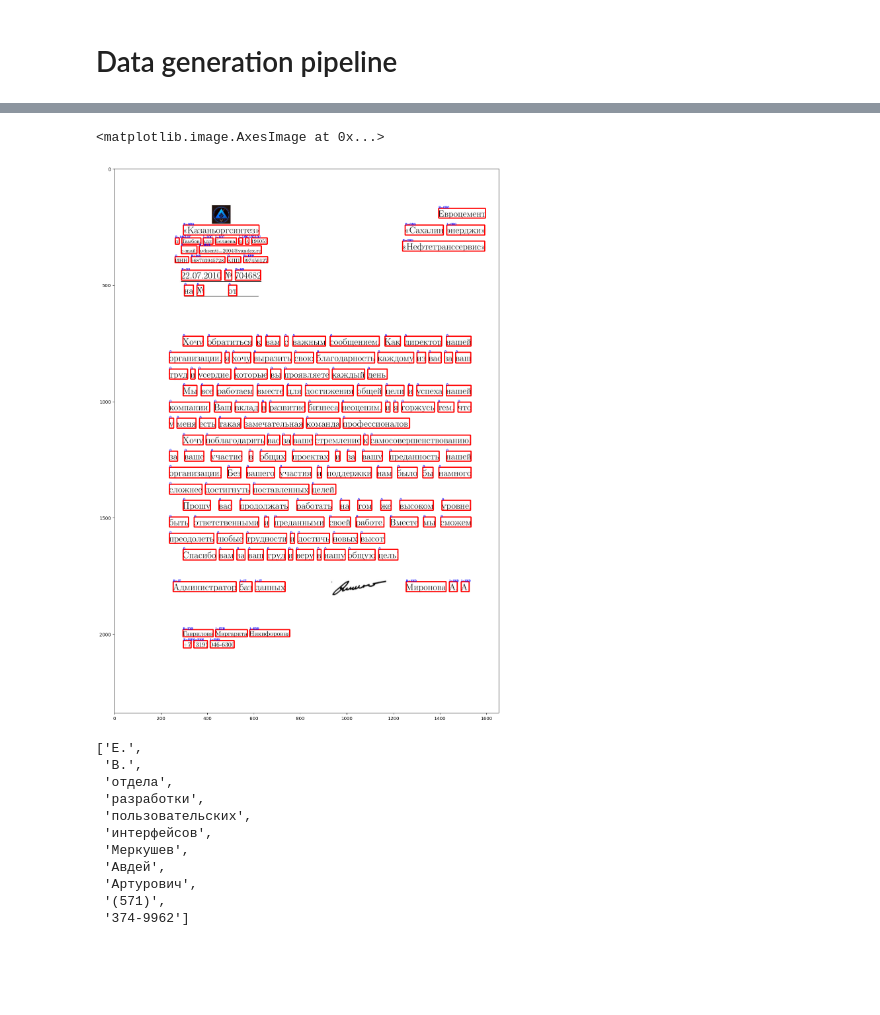
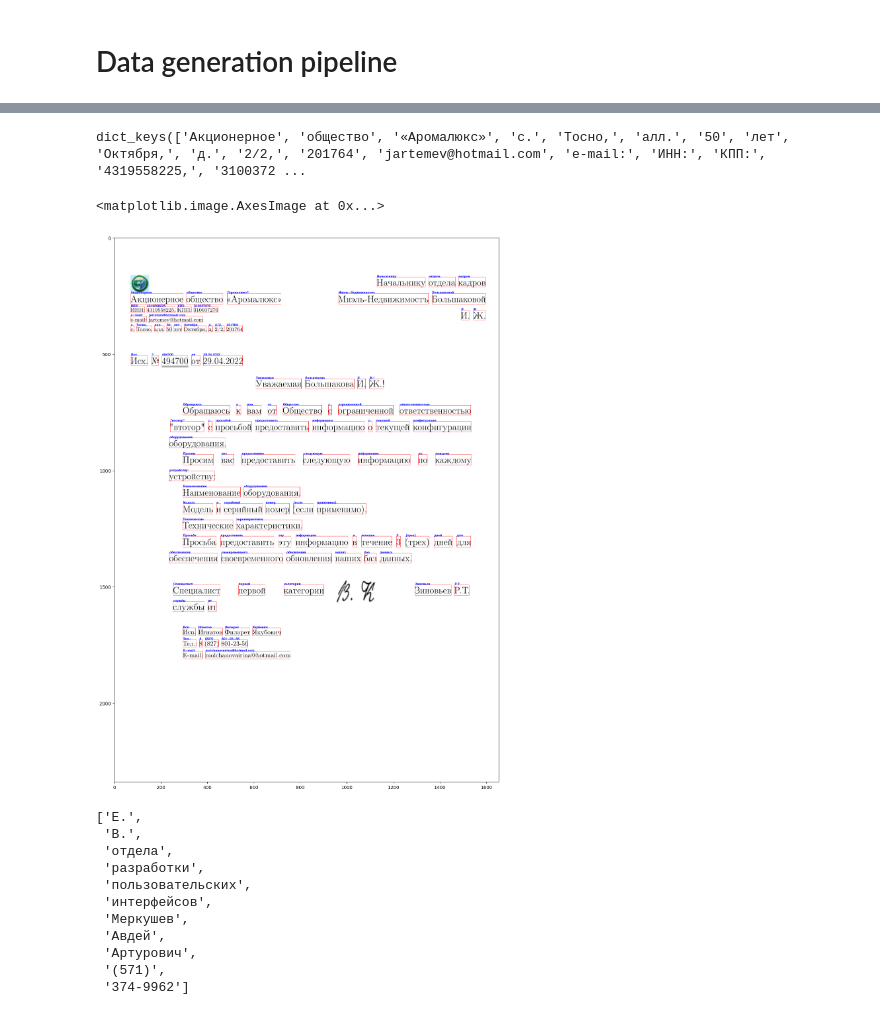
Before and after one commit to Letters-recognize-service/letters_dataset_generator, a Jupyter notebook: research/latex_gen.ipynb, the cells around one changed output, grey strips where cells are left out. Saved outputs shown, nothing was run; the diff lists cells and outputs as text; code cells hidden in the pictures; blank space fills up the shorter version.

Commit message:
improved letters quality

```diff
--- a/research/latex_gen.ipynb
+++ b/research/latex_gen.ipynb
@@ -145,7 +139,7 @@ datetime.date(2020, 9, 13)
 # %% [markdown]
 # New generation function
 # %%
-def update_ner_dict(ners_dict, data, tag='O', pattern=r"\s+"):
+def update_ner_dict(ners_dict, data: str, tag='O', pattern=r"\s+"):
     if tag == 'O':
         for ner in [x for x in re.split(pattern, data) if len(x) > 0]:
             ners_dict[ner].append('O')
@@ -566,10 +828,17 @@ def generate_jpg_and_layout(pdf_path, filename, ners_dict, out_dir='../latex_let
 # %%
 def generate_layout_shifts():
     shifts = {}
-    shifts['logo_shift'] = np.round(np.random.choice(np.arange(-0.25, 0.3, 0.1)), 1)
+    shift_range = list(np.arange(-0.15, 0.25, 0.1)) + [0.]
+    shifts['logo_shift'] = np.round(np.random.choice(shift_range), 2)
     shifts['logo_shift_correction'] = 0.5 - shifts['logo_shift']
     shifts['body_indent'] = np.random.choice([-1, -0.5])
 
+    has_center_align = random() > 0.5
+    center_align = ''
+    if has_center_align:
+        center_align = r'\centering'
+    shifts['center_align'] = center_align
+
     return shifts
 # %% [markdown]
 # Insert data into template
@@ -578,8 +847,8 @@ def generate_layout_shifts():
 # %%
 import copy
 dicts = []
-for i in tqdm(range(1)):
-    logo, org_logo_name, org_info, date, mail_num, header, reference_text, main_text, creator_title, creator_name, signature, executor_name, contact, ners_dict = new_generate_mail_data()
+for i in tqdm(range(1000)):
+    logo, org_logo_name, org_info, mail_date_num, header, reference_text, main_text, creator_title, creator_name, signature, executor_block, ners_dict = new_generate_mail_data()
     layout_shifts = generate_layout_shifts()
     dicts.append(copy.deepcopy(ners_dict))
     # build tex
@@ -587,19 +856,18 @@ for i in tqdm(range(1)):
             "logo": logo,
             "org_logo_name": org_logo_name.replace('" ', '"\ ').replace('&', '\&'),
             "org_info": org_info,
-            "date": date,
-            "mail_num": mail_num,
+            "mail_date_num": mail_date_num,
             "header": header.replace('" ', '"\ ').replace('&', '\&'),
             "reference_text": reference_text,
-            "main_text": r' \par '.join(main_text).replace('" ', '"\ '),
+            "main_text": main_text, # r' \par '.join(main_text).replace('" ', '"\ '),
             "creator_title": creator_title,
             "creator_name": creator_name,
             "signature": signature,
-            "executor_name": executor_name,
-            "contact": contact.replace("_", r"\und"),
+            "executor_block": executor_block.replace("_", r"\und"),
             "logo_shift": layout_shifts['logo_shift'],
             "logo_shift_correction": layout_shifts['logo_shift_correction'],
-            "body_indent": layout_shifts['body_indent']
+            "body_indent": layout_shifts['body_indent'],
+            "center_align": layout_shifts['center_align']
         }
 
     with open(f'../latex_letters/tex/{i}.tex', 'w', encoding='utf-8') as f:
@@ -617,7 +885,7 @@ for i in tqdm(range(1)):
     generate_jpg_and_layout(f'../latex_letters/pdf/{i}.pdf', i, ners_dict)
 # %%
 for i in range(1000):
-    with open(f'latex_letters/json/{i}.json', 'r') as f:
+    with open(f'../latex_letters/json/{i}.json', 'r') as f:
         layout = json.load(f)
     if 'UNK' in layout['ner_tags']:
         print(i)
@@ -627,22 +911,26 @@ print('end')
 end
+# %%
+dicts[2].keys()
+# %% [output]
+dict_keys(['Акционерное', 'общество', '«Аромалюкс»', 'с.', 'Тосно,', 'алл.', '50', 'лет', 'Октября,', 'д.', '2/2,', '201764', 'jartemev@hotmail.com', 'e-mail:', 'ИНН:', 'КПП:', '4319558225,', '3100372 ...
 # %%
 import cv2
 import matplotlib.pyplot as plt
 
-n = 0
-img = cv2.imread(f'latex_letters/jpg/{n}.jpg')
-with open(f'latex_letters/json/{n}.json', 'r') as f:
+n = 2
+img = cv2.imread(f'../latex_letters/jpg/{n}.jpg')
+with open(f'../latex_letters/json/{n}.json', 'r') as f:
     layout = json.load(f)
 
-for box, word in zip(layout['boxes'], layout['ner_tags']):
-    img = cv2.rectangle(img, (box[0][0], box[0][1]), (box[1][0], box[1][1]), (255, 0, 0), 3)
+for box, word in zip(layout['boxes'], layout['words']):
+    img = cv2.rectangle(img, (box[0][0], box[0][1]), (box[1][0], box[1][1]), (255, 0, 0), 1)
     img = cv2.putText(img, word, (box[0][0], box[0][1]), cv2.FONT_HERSHEY_COMPLEX, 0.4, (0, 0, 255), 1, cv2.LINE_AA)
 
 plt.figure(figsize=(15, 25))
 plt.imshow(img)
 # %% [output]
 <matplotlib.image.AxesImage at 0x...>
-[figure, old version]
+[figure, new version]
 # %%
 layout['words'][110:]# elizar_1980@mail.ru
 # %% [output]
```
Also changed, not shown: parts of 11 cells of this notebook, 25 other files.
